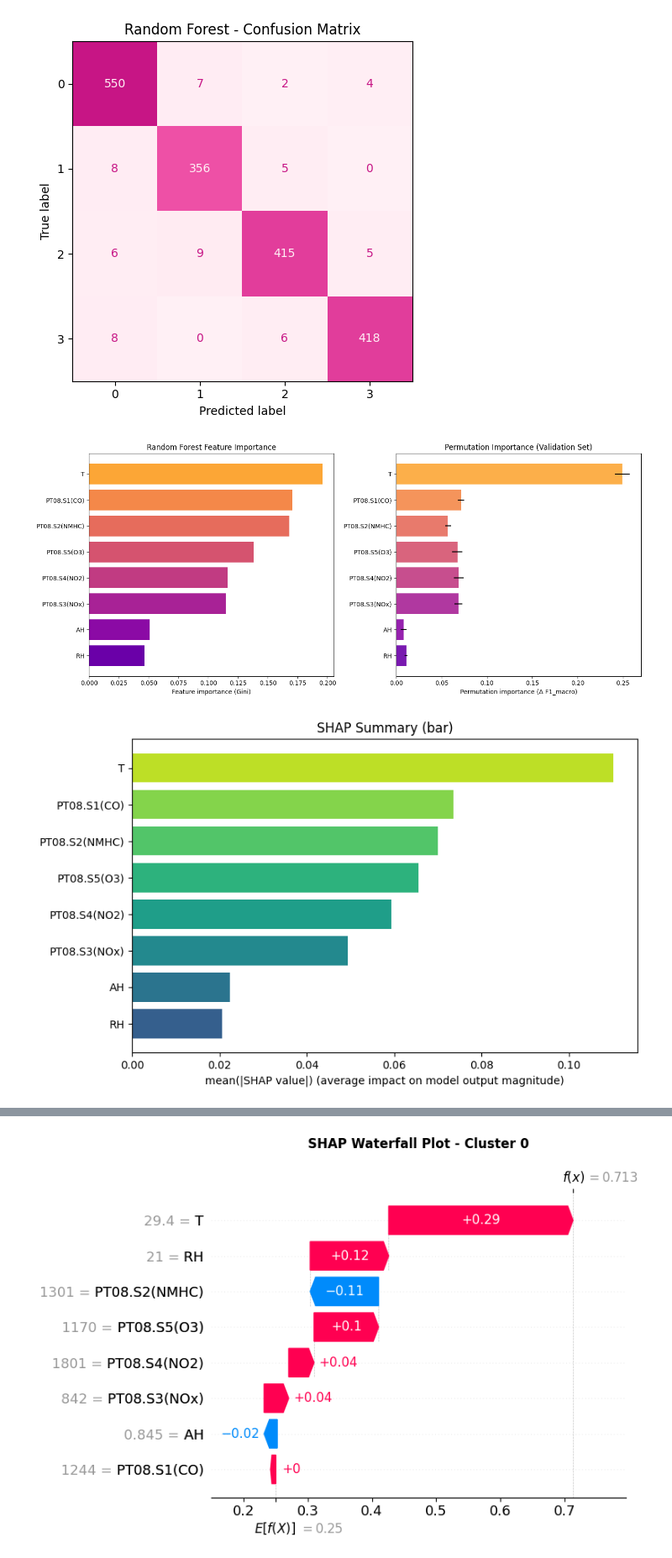
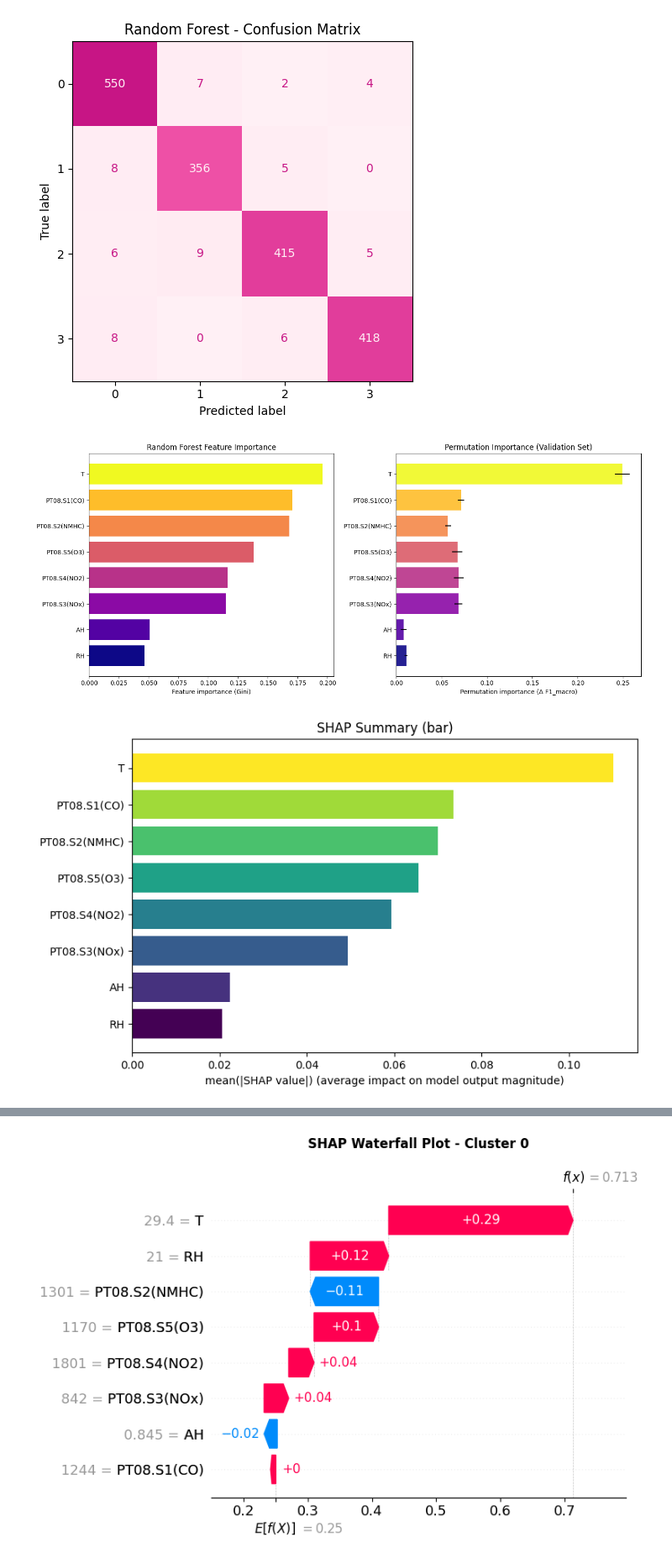
Before and after one commit to Gianluca-Coppola/Clustering, a Jupyter notebook: air_quality_clustering.ipynb, the cells around one changed output, grey strips where cells are left out. Shown at 84% size. Saved outputs shown, nothing was run; the diff lists cells and outputs as text; code cells hidden in the pictures.

Commit message:
Increased contrast SHAP graphs

```diff
--- a/air_quality_clustering.ipynb
+++ b/air_quality_clustering.ipynb
@@ -590,8 +590,8 @@ perm_err = pd.Series(perm.importances_std, index=features).loc[perm_importances.
 
 # Plasma color palette
 plasma = plt.get_cmap('plasma')
-colors_gini = plasma(np.linspace(0.2, 0.8, len(importances)))
-colors_perm = plasma(np.linspace(0.2, 0.8, len(perm_importances)))
+colors_gini = plasma(np.linspace(0, 1, len(importances)))
+colors_perm = plasma(np.linspace(0, 1, len(perm_importances)))
 
 perm_importances_aligned = perm_importances.loc[importances.index]
 perm_err_aligned = perm_err.loc[importances.index]
@@ -608,32 +608,31 @@ axes[1].set_title('Permutation Importance (Validation Set)')
 plt.tight_layout()
 plt.show()
 # %% [output]
-[figure, old version]
+[figure, new version]
 # %%
 explainer = shap.TreeExplainer(rf)
 shap_values = explainer.shap_values(X_test)
 
 # Calculate mean absolute SHAP values for each feature
 # Shape: (n_samples, n_features, n_classes) -> we want (n_features,)
 mean_shap = np.abs(shap_values).mean(axis=(0, 2))  # Average over samples and classes
 
 # Sort features by importance
 feature_importance = pd.DataFrame({
     'feature': features,
     'importance': mean_shap
 }).sort_values('importance', ascending=True)
 
-# Create viridis colors
-viridis_colors = plt.cm.viridis(np.linspace(0.3, 0.9, len(features)))
+viridis_colors = plt.cm.viridis(np.linspace(0.0, 1.0, len(features)))
 
 plt.figure(figsize=(8, 5))
 plt.barh(feature_importance['feature'], feature_importance['importance'], color=viridis_colors)
 plt.xlabel('mean(|SHAP value|) (average impact on model output magnitude)')
 plt.title('SHAP Summary (bar)')
 plt.tight_layout()
 plt.show()
 # %% [output]
-[figure, old version]
+[figure, new version]
 # %%
 # SHAP graph for each cluster
 explainer = shap.TreeExplainer(rf)
```
Also changed, not shown: parts of 1 cell of this notebook.
